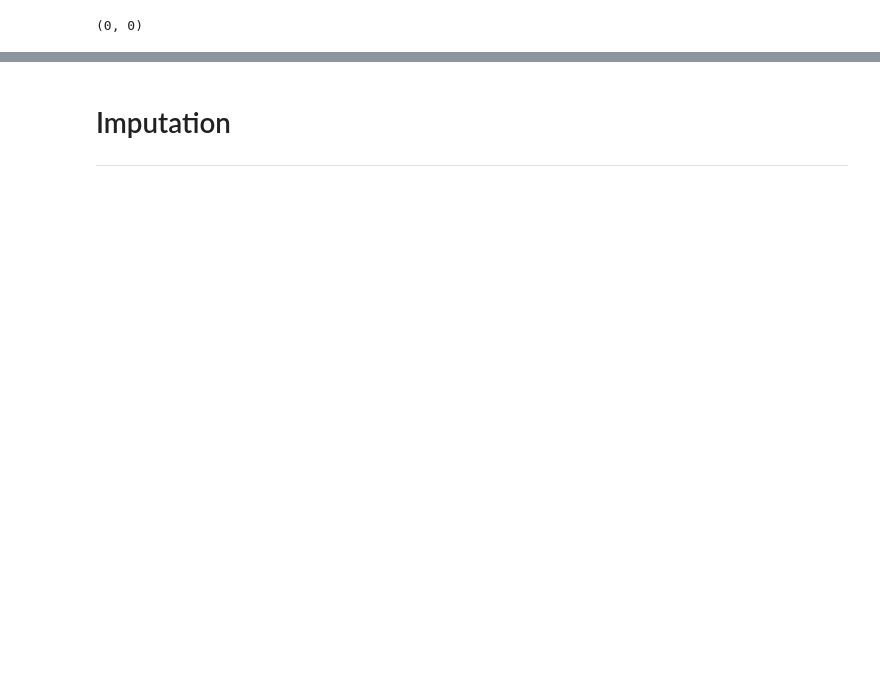
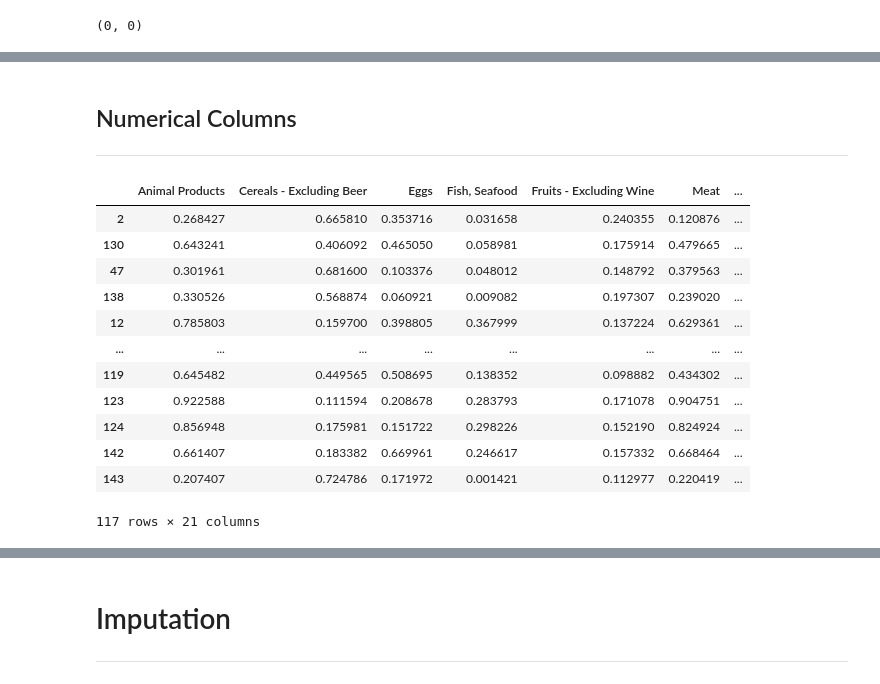
Before and after one commit to LucasMLago/COVID-19-Healthy-Diet, a Jupyter notebook: regression_notebooks/random_forest_regression.ipynb, the cells around one changed output, grey strips where cells are left out. Saved outputs shown, nothing was run; the diff lists cells and outputs as text; code cells hidden in the pictures; blank space fills up the shorter version.

```diff
--- a/regression_notebooks/random_forest_regression.ipynb
+++ b/regression_notebooks/random_forest_regression.ipynb
@@ -258,0 +347,3 @@ A coluna *Sugar & Sweeteners* possui mais de 82 campos Nan
+# %% [markdown]
+## Numerical Columns
+---
@@ -258,0 +360,17 @@ A coluna *Sugar & Sweeteners* possui mais de 82 campos Nan
+# %%
+data_scaled_train_df = pd.DataFrame(data_scaled_train, columns=colunas_numericas_treino.columns , index=colunas_numericas_treino.index)
+data_scaled_train_df
+# %% [output]
+|  | Animal Products | Cereals - Excluding Beer | Eggs | Fish, Seafood | Fruits - Excluding Wine | Meat | ... |
+| 2 | 0.268427 | 0.665810 | 0.353716 | 0.031658 | 0.240355 | 0.120876 | ... |
+| 130 | 0.643241 | 0.406092 | 0.465050 | 0.058981 | 0.175914 | 0.479665 | ... |
+| 47 | 0.301961 | 0.681600 | 0.103376 | 0.048012 | 0.148792 | 0.379563 | ... |
+| 138 | 0.330526 | 0.568874 | 0.060921 | 0.009082 | 0.197307 | 0.239020 | ... |
+| 12 | 0.785803 | 0.159700 | 0.398805 | 0.367999 | 0.137224 | 0.629361 | ... |
+| ... | ... | ... | ... | ... | ... | ... | ... |
+| 119 | 0.645482 | 0.449565 | 0.508695 | 0.138352 | 0.098882 | 0.434302 | ... |
+| 123 | 0.922588 | 0.111594 | 0.208678 | 0.283793 | 0.171078 | 0.904751 | ... |
+| 124 | 0.856948 | 0.175981 | 0.151722 | 0.298226 | 0.152190 | 0.824924 | ... |
+| 142 | 0.661407 | 0.183382 | 0.669961 | 0.246617 | 0.157332 | 0.668464 | ... |
+| 143 | 0.207407 | 0.724786 | 0.171972 | 0.001421 | 0.112977 | 0.220419 | ... |
+117 rows × 21 columns
```
Also changed, not shown: parts of 76 cells of this notebook.
